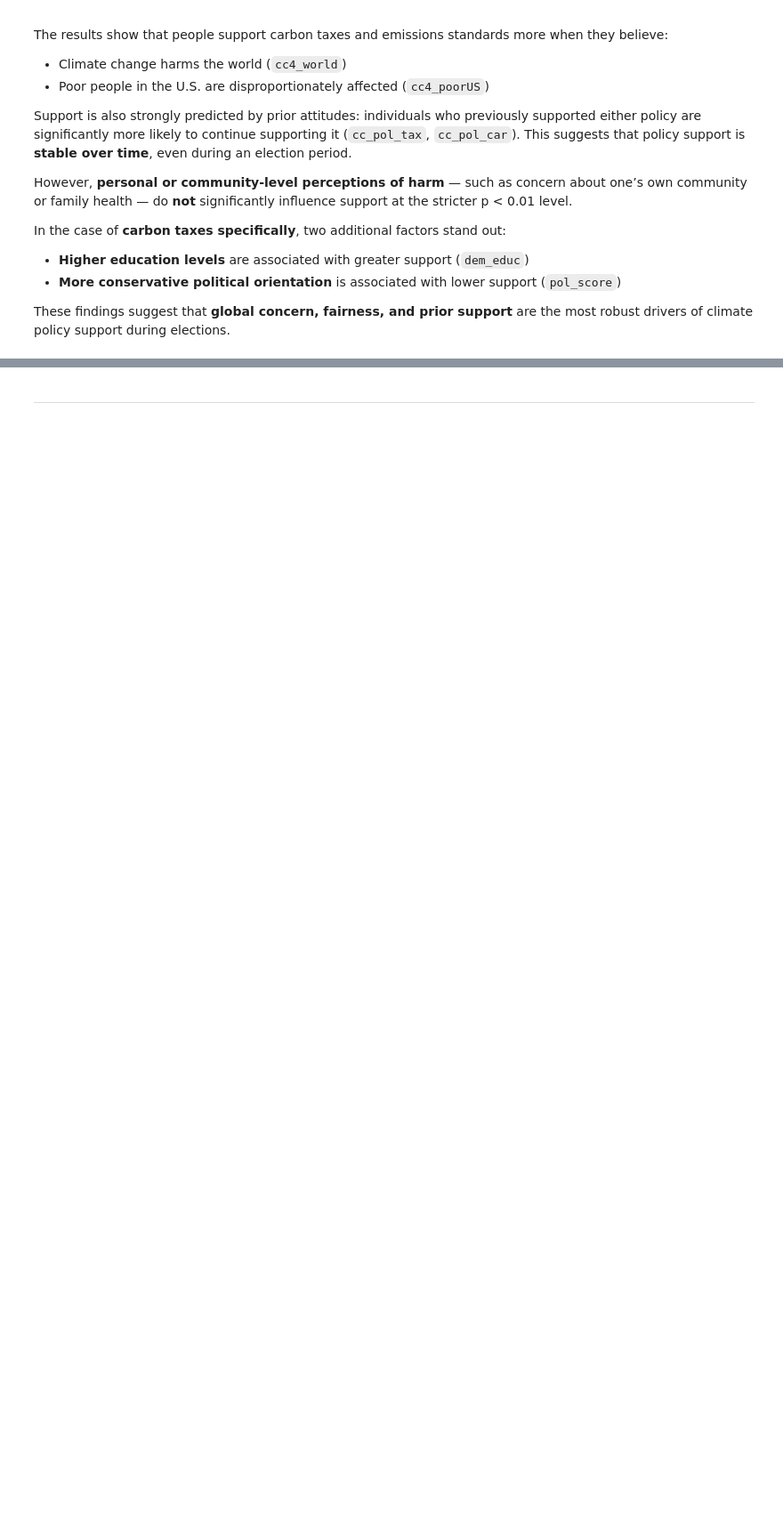
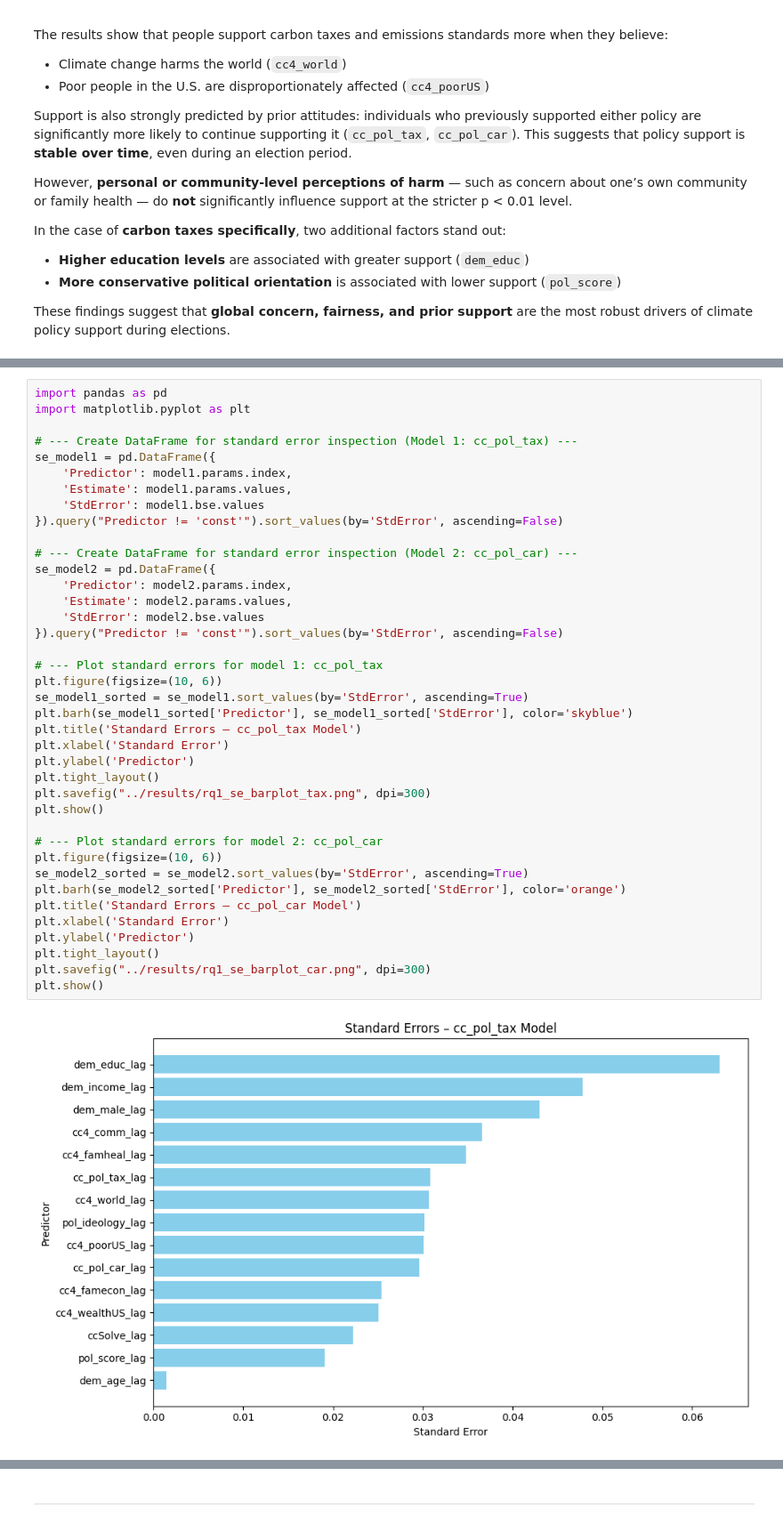
Before and after one commit to paraskevasleivadaros/climate-opinions-and-elections, a Jupyter notebook: notebooks/methods.ipynb, the cells around one changed output, grey strips where cells are left out. Shown at 89% size. Drawn from its saved outputs; the diff is of its cells as text; blank space fills up the shorter version.

```diff
--- a/notebooks/methods.ipynb
+++ b/notebooks/methods.ipynb
@@ -203,0 +252,41 @@ These findings suggest that **global concern, fairness, and prior support** are
+# %%
+import pandas as pd
+import matplotlib.pyplot as plt
+
+# --- Create DataFrame for standard error inspection (Model 1: cc_pol_tax) ---
+se_model1 = pd.DataFrame({
+    'Predictor': model1.params.index,
+    'Estimate': model1.params.values,
+    'StdError': model1.bse.values
+}).query("Predictor != 'const'").sort_values(by='StdError', ascending=False)
+
+# --- Create DataFrame for standard error inspection (Model 2: cc_pol_car) ---
+se_model2 = pd.DataFrame({
+    'Predictor': model2.params.index,
+    'Estimate': model2.params.values,
+    'StdError': model2.bse.values
+}).query("Predictor != 'const'").sort_values(by='StdError', ascending=False)
+
+# --- Plot standard errors for model 1: cc_pol_tax
+plt.figure(figsize=(10, 6))
+se_model1_sorted = se_model1.sort_values(by='StdError', ascending=True)
+plt.barh(se_model1_sorted['Predictor'], se_model1_sorted['StdError'], color='skyblue')
+plt.title('Standard Errors – cc_pol_tax Model')
+plt.xlabel('Standard Error')
+plt.ylabel('Predictor')
+plt.tight_layout()
+plt.savefig("../results/rq1_se_barplot_tax.png", dpi=300)
+plt.show()
+
+# --- Plot standard errors for model 2: cc_pol_car
+plt.figure(figsize=(10, 6))
+se_model2_sorted = se_model2.sort_values(by='StdError', ascending=True)
+plt.barh(se_model2_sorted['Predictor'], se_model2_sorted['StdError'], color='orange')
+plt.title('Standard Errors – cc_pol_car Model')
+plt.xlabel('Standard Error')
+plt.ylabel('Predictor')
+plt.tight_layout()
+plt.savefig("../results/rq1_se_barplot_car.png", dpi=300)
+plt.show()
+# %% [output]
+[figure, added]
```
Also changed, not shown: parts of 17 cells of this notebook, 6 other files.
